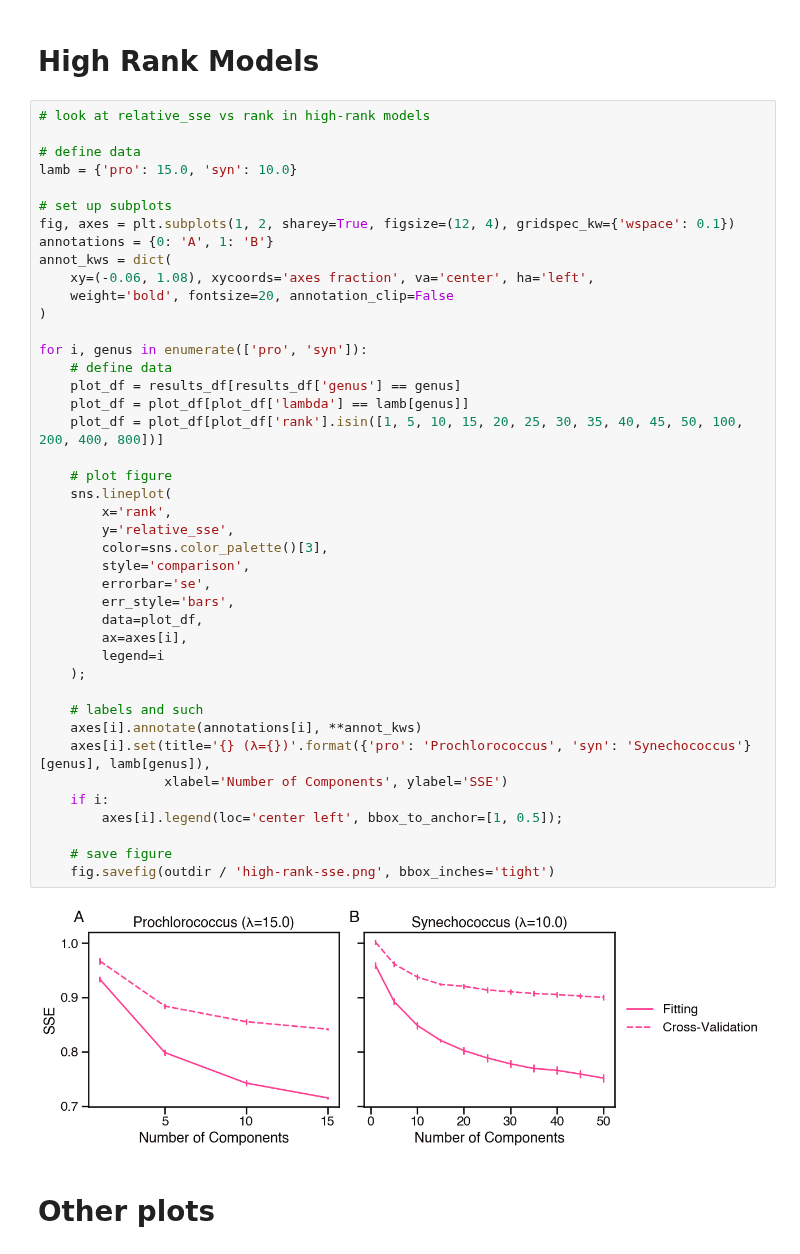
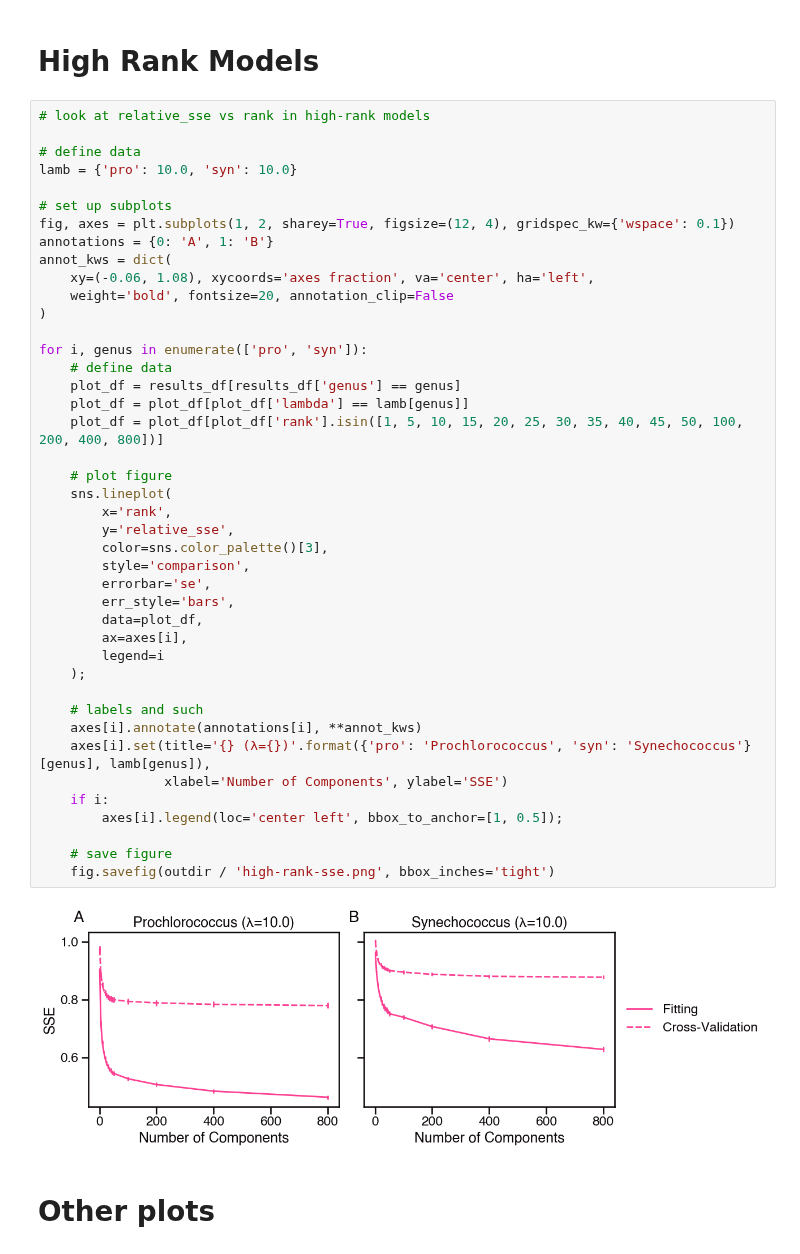
Before and after one commit to blasks/barnacle-manuscript, a Jupyter notebook: analyses/4-fitting/1-cv-data-analysis.ipynb, the cells around one changed output. Saved outputs shown, nothing was run; the diff lists cells and outputs as text.

```diff
--- a/analyses/4-fitting/1-cv-data-analysis.ipynb
+++ b/analyses/4-fitting/1-cv-data-analysis.ipynb
@@ -446,7 +447,7 @@ fig.savefig(outdir / 'pro-syn-model-fitting.png', bbox_inches='tight')
 # look at relative_sse vs rank in high-rank models
 
 # define data
-lamb = {'pro': 15.0, 'syn': 10.0}
+lamb = {'pro': 10.0, 'syn': 10.0}
 
 # set up subplots
 fig, axes = plt.subplots(1, 2, sharey=True, figsize=(12, 4), gridspec_kw={'wspace': 0.1})
@@ -458,34 +459,34 @@ annot_kws = dict(
 
 for i, genus in enumerate(['pro', 'syn']):
     # define data
     plot_df = results_df[results_df['genus'] == genus]
     plot_df = plot_df[plot_df['lambda'] == lamb[genus]]
     plot_df = plot_df[plot_df['rank'].isin([1, 5, 10, 15, 20, 25, 30, 35, 40, 45, 50, 100, 200, 400, 800])]
 
     # plot figure
     sns.lineplot(
         x='rank',
         y='relative_sse',
         color=sns.color_palette()[3],
         style='comparison',
         errorbar='se',
         err_style='bars',
         data=plot_df,
         ax=axes[i],
         legend=i
     );
 
     # labels and such
     axes[i].annotate(annotations[i], **annot_kws)
     axes[i].set(title='{} (λ={})'.format({'pro': 'Prochlorococcus', 'syn': 'Synechococcus'}[genus], lamb[genus]),
                 xlabel='Number of Components', ylabel='SSE')
     if i:
         axes[i].legend(loc='center left', bbox_to_anchor=[1, 0.5]);
 
     # save figure
     fig.savefig(outdir / 'high-rank-sse.png', bbox_inches='tight')
 # %% [output]
-[figure, old version]
+[figure, new version]
 # %% [markdown]
 # Other plots
 # %%
```
Also changed, not shown: parts of 5 cells of this notebook, 1 other file.
